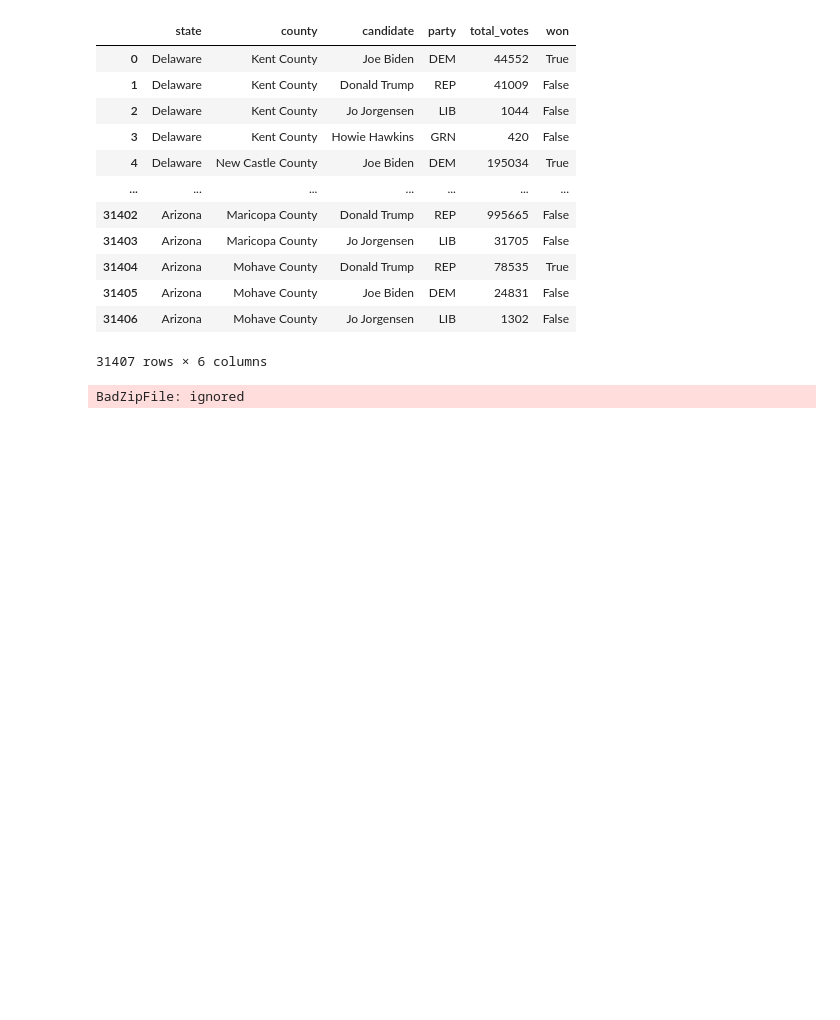
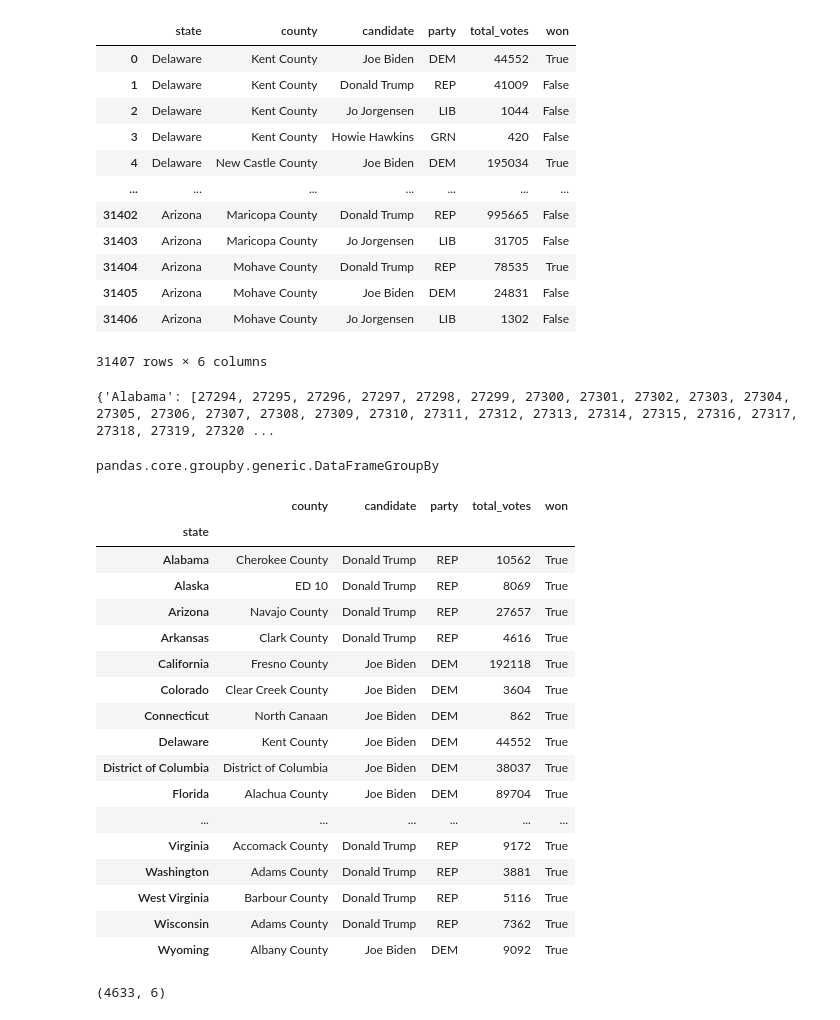
Before and after one commit to knoppin1/COVID-19-Study, a Jupyter notebook: Asignment_09/Assignment_09.ipynb, the cells around one changed output. Saved outputs shown, nothing was run; the diff lists cells and outputs as text; code cells hidden in the pictures; blank space fills up the shorter version.

Commit message:
Trump & Biden means

```diff
--- a/Asignment_09/Assignment_09.ipynb
+++ b/Asignment_09/Assignment_09.ipynb
@@ -82,12 +39,33 @@ df
 | 31405 | Arizona | Mohave County | Joe Biden | DEM | 24831 | False |
 | 31406 | Arizona | Mohave County | Jo Jorgensen | LIB | 1302 | False |
 31407 rows × 6 columns
-# %%
-
-#ZIP_URL = 'https://ed-public-download.app.cloud.gov/downloads/CollegeScorecard_Raw_Data.zip'
-ZIP_URL = 'https://www.kaggle.com/unanimad/us-election-2020/download/archive.zip'
-with urlopen(ZIP_URL) as zip_response:
-    with ZipFile(BytesIO(zip_response.read())) as zip_file:
-        zip_file.extractall()
-# %% [output]
-BadZipFile: ignored
+# %%
+grp_by = df.groupby('state','county')
+print(grp_by.groups)
+# %% [output]
+{'Alabama': [27294, 27295, 27296, 27297, 27298, 27299, 27300, 27301, 27302, 27303, 27304, 27305, 27306, 27307, 27308, 27309, 27310, 27311, 27312, 27313, 27314, 27315, 27316, 27317, 27318, 27319, 27320 ...
+# %%
+type(grp_by)
+# %% [output]
+pandas.core.groupby.generic.DataFrameGroupBy
+# %%
+grp_by.first()
+# %% [output]
+|  | county | candidate | party | total_votes | won |
+| state |  |  |  |  |  |
+| Alabama | Cherokee County | Donald Trump | REP | 10562 | True |
+| Alaska | ED 10 | Donald Trump | REP | 8069 | True |
+| Arizona | Navajo County | Donald Trump | REP | 27657 | True |
+| Arkansas | Clark County | Donald Trump | REP | 4616 | True |
+| California | Fresno County | Joe Biden | DEM | 192118 | True |
+| Colorado | Clear Creek County | Joe Biden | DEM | 3604 | True |
+| Connecticut | North Canaan | Joe Biden | DEM | 862 | True |
+| Delaware | Kent County | Joe Biden | DEM | 44552 | True |
+| District of Columbia | District of Columbia | Joe Biden | DEM | 38037 | True |
+| Florida | Alachua County | Joe Biden | DEM | 89704 | True |
+| ... | ... | ... | ... | ... | ... |
+| Virginia | Accomack County | Donald Trump | REP | 9172 | True |
+| Washington | Adams County | Donald Trump | REP | 3881 | True |
+| West Virginia | Barbour County | Donald Trump | REP | 5116 | True |
+| Wisconsin | Adams County | Donald Trump | REP | 7362 | True |
+| Wyoming | Albany County | Joe Biden | DEM | 9092 | True |
@@ -93,0 +76,4 @@ BadZipFile: ignored
+# %%
+trump.shape
+# %% [output]
+(4633, 6)
```
Also changed, not shown: parts of 13 cells of this notebook.
